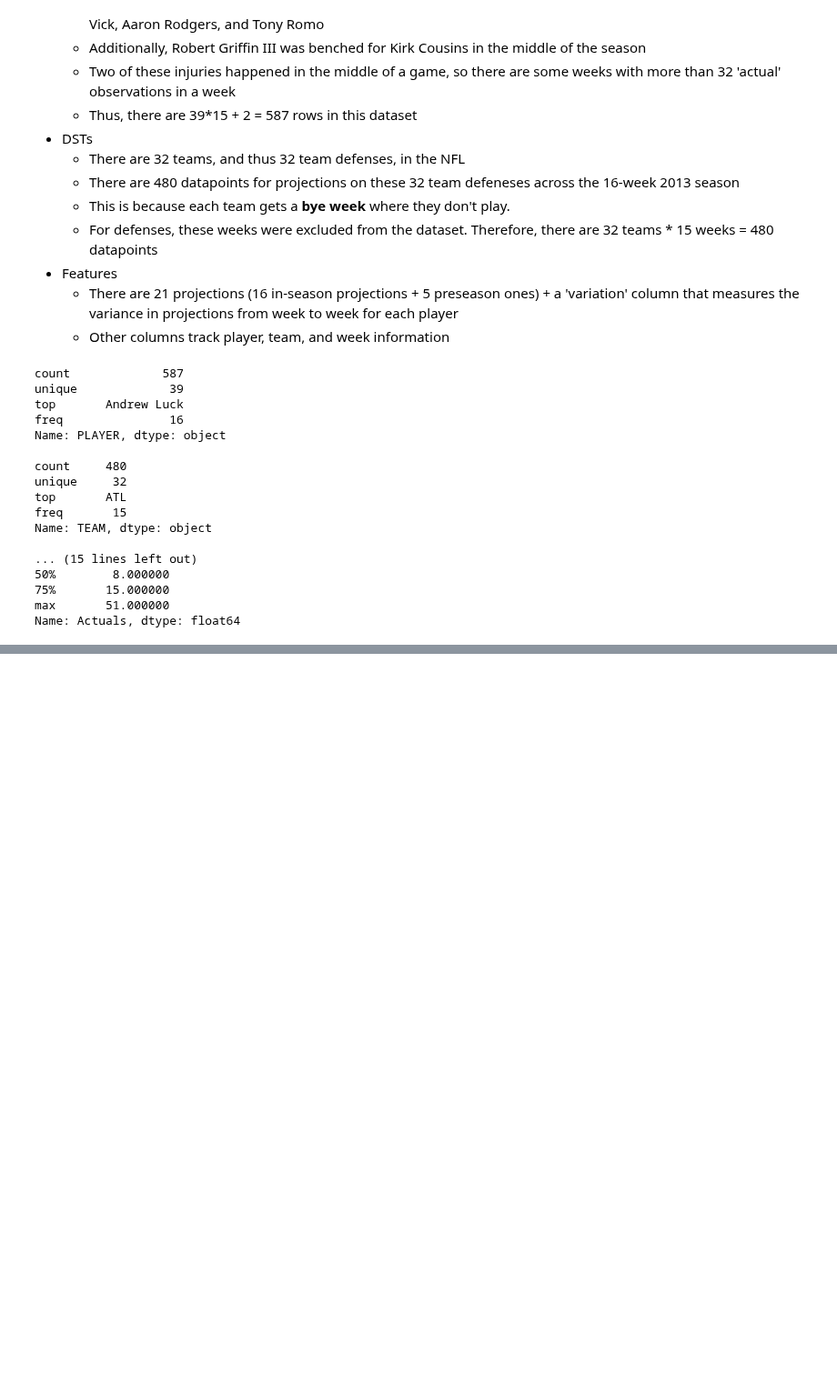
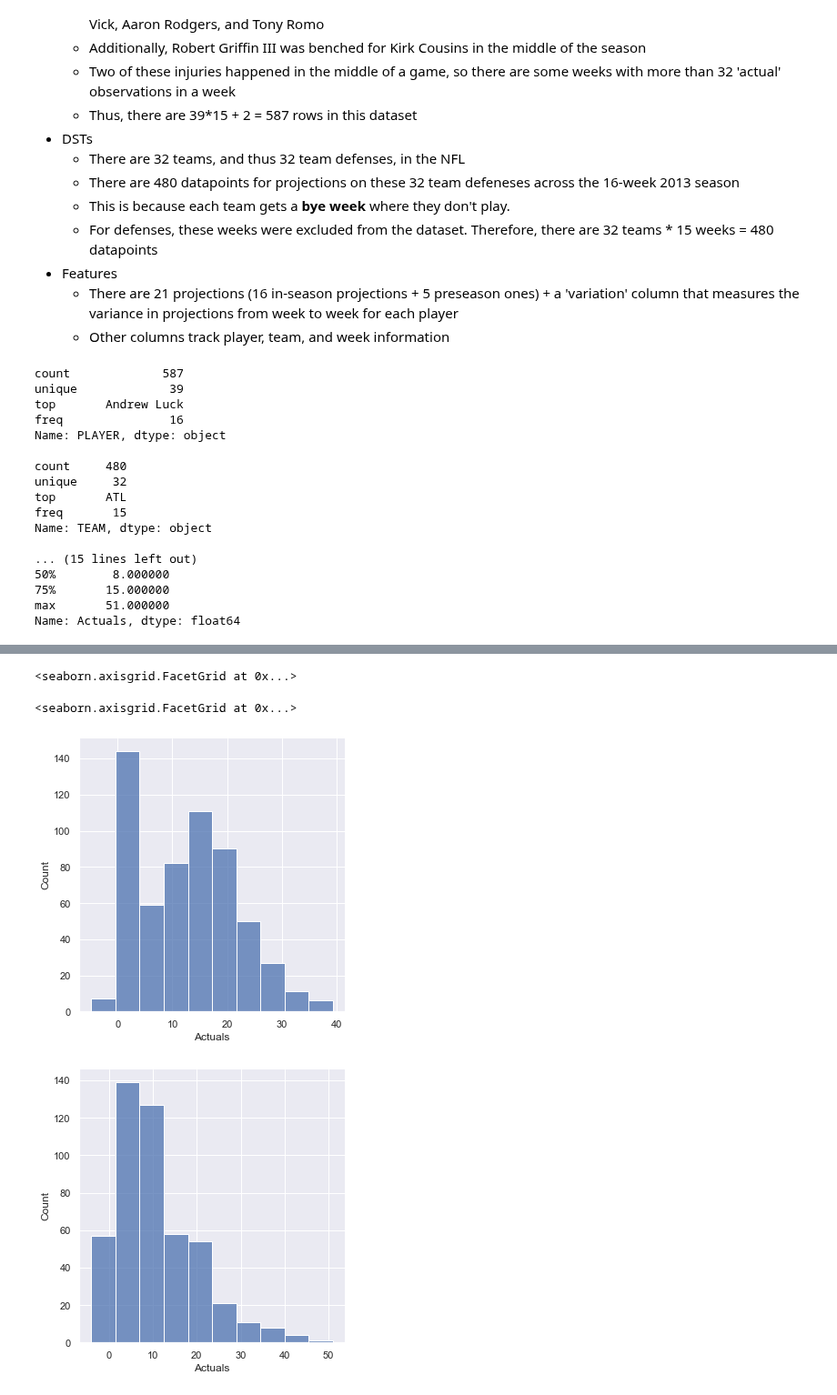
Before and after one commit to sam-delap/ds4bio, a Jupyter notebook: FantasyFootballProject/Part2.ipynb, the cells around one changed output, grey strips where cells are left out. Shown at 91% size. Cells and saved outputs as stored; diff of their text form; code cells hidden in the pictures; blank space fills up the shorter version.

Commit message:
figures made

```diff
--- a/FantasyFootballProject/Part2.ipynb
+++ b/FantasyFootballProject/Part2.ipynb
@@ -101,0 +97,11 @@ display(bar_DSTs.set_xticklabels(rotation=45))
+# %%
+# Figure 2: Fantasy Points Scored. Histogram of how many points each position scores
+point_QBs = sns.displot(data=QB, x='Actuals', bins=10)
+display(point_QBs)
+point_DSTs = sns.displot(data=DST, x='Actuals', bins=10)
+display(point_DSTs)
+# %% [output]
+<seaborn.axisgrid.FacetGrid at 0x...>
+<seaborn.axisgrid.FacetGrid at 0x...>
+[figure, added]
+[figure, added]
```
Also changed, not shown: parts of 2 cells of this notebook.
